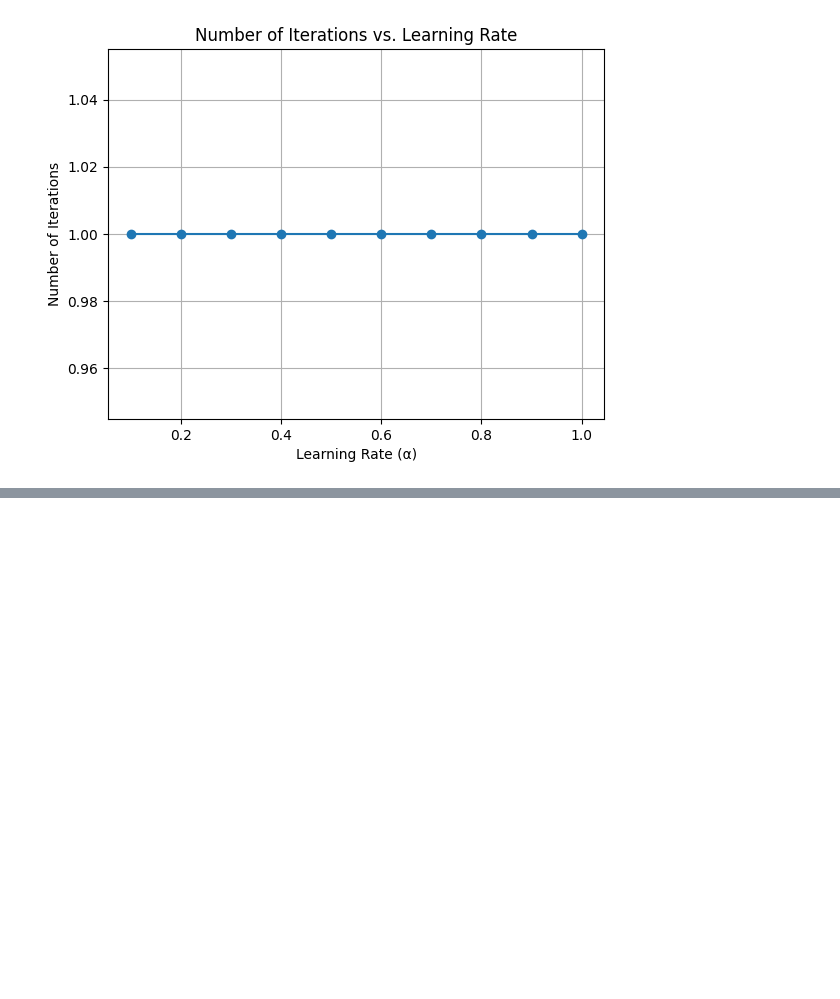
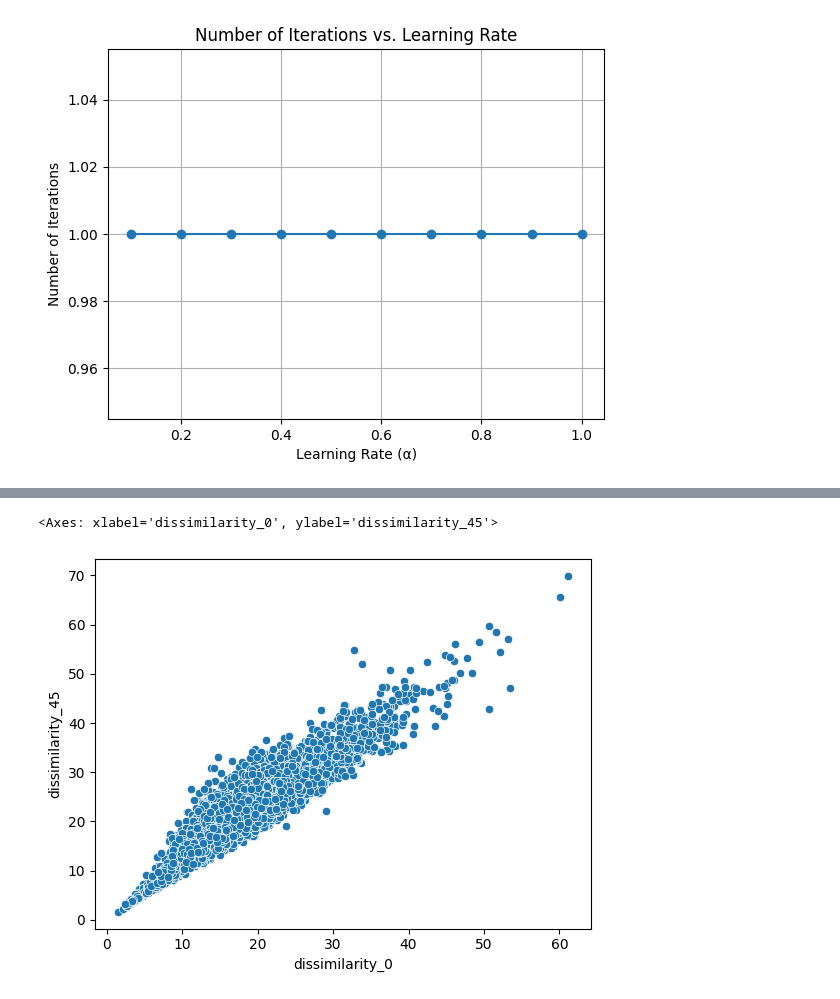
Before and after one commit to Gowtham0311/ML_lab, a Jupyter notebook: CSE21169_Lab5.ipynb, the cells around one changed output, grey strips where cells are left out. Cells and saved outputs as stored; diff of their text form; code cells hidden in the pictures; blank space fills up the shorter version.

```diff
--- a/CSE21169_Lab5.ipynb
+++ b/CSE21169_Lab5.ipynb
@@ -1498,0 +1528,2 @@ plt.show()
+# %%
+df.drop('fname',axis=1,inplace=True)
@@ -1498,0 +1534,4 @@ plt.show()
+# %%
+df_data_1=df.loc[df['label']==0]
+# %%
+df_data_2=df.loc[df['label']==1]
@@ -1498,0 +1558,2 @@ plt.show()
+# %%
+df_data=pd.concat([df_data_1,df_data_2],ignore_index=True)
@@ -1498,0 +1576,6 @@ plt.show()
+# %%
+#1
+sns.scatterplot(x='dissimilarity_0',y='dissimilarity_45',data=df_data)
+# %% [output]
+<Axes: xlabel='dissimilarity_0', ylabel='dissimilarity_45'>
+[figure, added]
```
Also changed, not shown: parts of 42 cells of this notebook.
